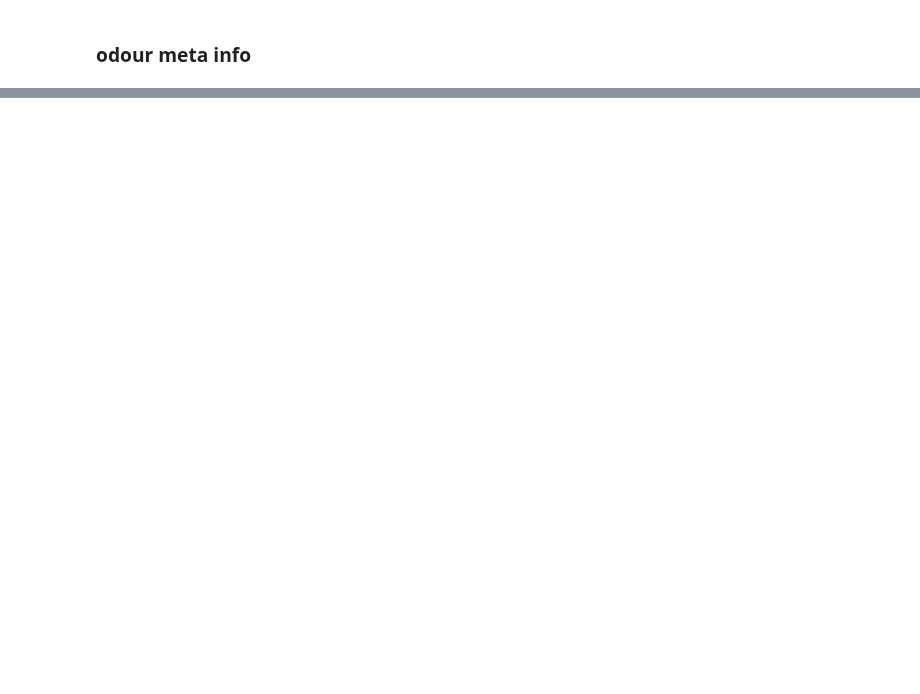
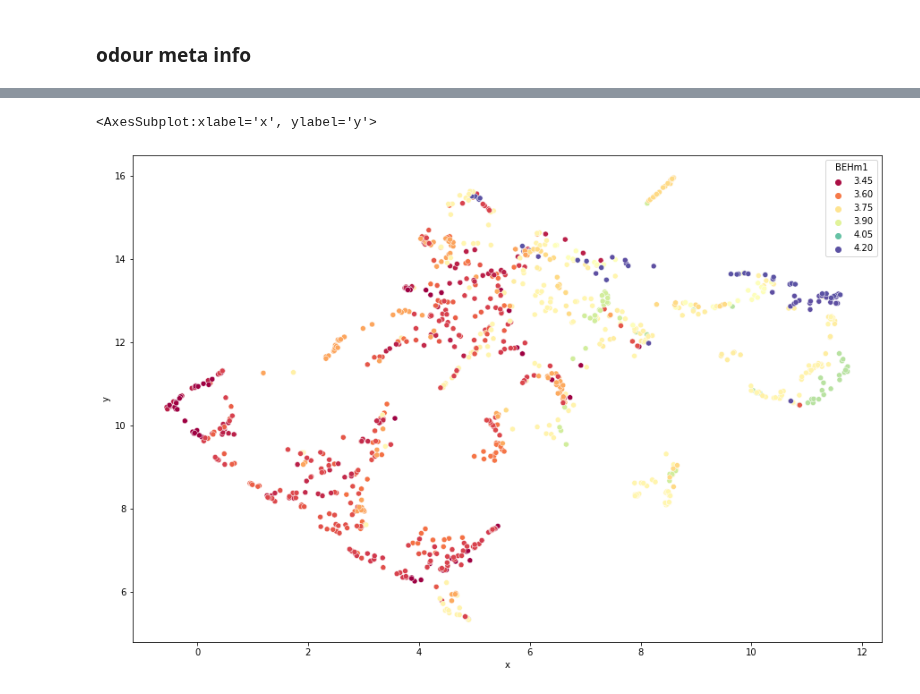
Before and after one commit to YijieYin/connectome_data_prep, a Jupyter notebook: Si_et_al_2019.ipynb, the cells around one changed output, grey strips where cells are left out. Saved outputs shown, nothing was run; the diff lists cells and outputs as text; code cells hidden in the pictures; blank space fills up the shorter version.

```diff
--- a/Si_et_al_2019.ipynb
+++ b/Si_et_al_2019.ipynb
@@ -95,4 +289,7 @@ corres[['x','y']].sort_values('y', ascending=False).iloc[1:10,:]
 # %%
 plt.figure(figsize=(15,10))
 sns.scatterplot(data = meta, x = 'x', y = 'y',
-                hue = 'valence', size = 'BEHm1')
+                hue = 'BEHm1', palette="Spectral")
+# %% [output]
+<AxesSubplot:xlabel='x', ylabel='y'>
+[figure, added]
```
Also changed, not shown: parts of 37 cells of this notebook.
